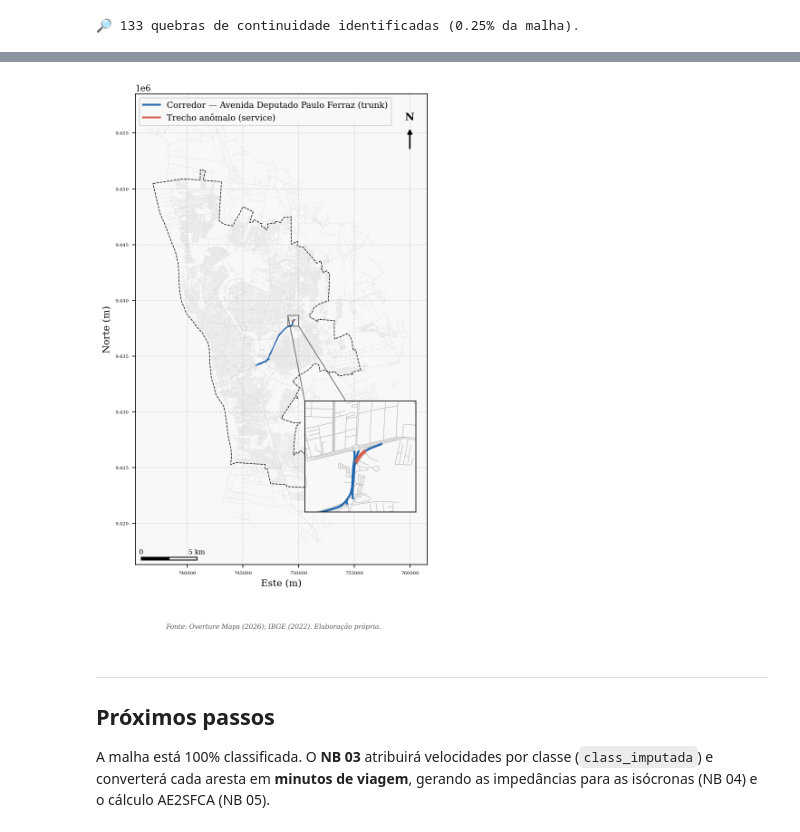
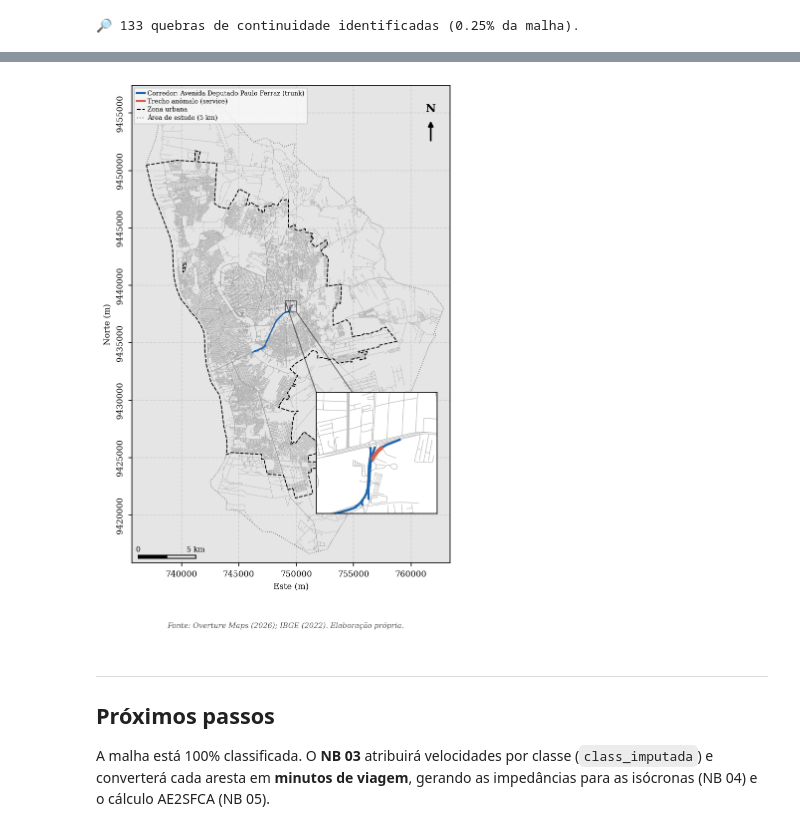
Before and after one commit to felipedantas-pi/ae2sfca-ubs, a Jupyter notebook: notebooks/02.2_Imputacao_GNN_City2Graph.ipynb, the cells around one changed output, grey strips where cells are left out. Cells and saved outputs as stored; diff of their text form; code cells hidden in the pictures.

```diff
--- a/notebooks/02.2_Imputacao_GNN_City2Graph.ipynb
+++ b/notebooks/02.2_Imputacao_GNN_City2Graph.ipynb
@@ -592,42 +606,50 @@ plt.show()
 # %%
-# ── Fig. 07 — Exemplo de quebra de continuidade (visão geral + zoom) ────────
+# ── Fig. 07 — Exemplo de quebra de continuidade (visão geral + zoom) ─────────
 zona_urbana = gpd.read_parquet(EXT_IBGE / "teresina_zonaUrbana_utm.parquet").to_crs(CRS_METRICO)
+area_estudo = gpd.read_parquet(EXT_IBGE / "teresina_zonaUrbana_buffer5kClip_utm.parquet").to_crs(CRS_METRICO)
 
 # Exemplo mais legível: o trecho anômalo MAIS LONGO em corredor de classe alta
 exemplos = auditoria[auditoria["classe_corrigida"].isin(["primary", "trunk", "secondary"])]
 idx_ex = exemplos.sort_values("comprimento_m", ascending=False).index[0]
 via_ex = auditoria.loc[idx_ex, "via"]
 corredor = gdf[gdf["nomes_vias"] == via_ex]
 
 seg = gdf.loc[idx_ex]
 cx, cy = seg.geometry.centroid.x, seg.geometry.centroid.y
 R = max(300, seg["length_m"] * 3.5)   # janela de zoom proporcional ao trecho
 
-fig, ax = plt.subplots(figsize=(9, 9))
-gdf.plot(ax=ax, color="#DDDDDD", linewidth=0.25, zorder=1)
-corredor.plot(ax=ax, color="#2166AC", linewidth=1.3, zorder=2)
-gdf.loc[[idx_ex]].plot(ax=ax, color="#D6604D", linewidth=2.5, zorder=3)
-zona_urbana.boundary.plot(ax=ax, color="black", linestyle="--", linewidth=0.7, zorder=1)
+fig, ax = plt.subplots(figsize=(5.8, 8.3)); ax.set_facecolor("#E5E5E5")
+area_estudo.boundary.plot(ax=ax, color="#777777", ls=":", lw=0.8, zorder=1)   # área de estudo
+gdf.plot(ax=ax, color="#9E9E9E", linewidth=0.25, zorder=2)                     # rede (base)
+corredor.plot(ax=ax, color="#2166AC", linewidth=1.3, zorder=3)                 # corredor
+gdf.loc[[idx_ex]].plot(ax=ax, color="#D6604D", linewidth=2.5, zorder=4)        # trecho anômalo
+zona_urbana.boundary.plot(ax=ax, color="black", ls="--", lw=0.9, zorder=5)     # zona urbana
+ajustar_zoom_camada(ax, area_estudo, margem=0.02)
 
 # Inset ampliado sobre o trecho anômalo
-axins = ax.inset_axes([0.58, 0.04, 0.38, 0.38])
+axins = ax.inset_axes([0.58, 0.04, 0.38, 0.38]); axins.set_facecolor("white")
 gdf.cx[cx-R:cx+R, cy-R:cy+R].plot(ax=axins, color="#BBBBBB", linewidth=0.6)
 corredor.cx[cx-R:cx+R, cy-R:cy+R].plot(ax=axins, color="#2166AC", linewidth=2.2)
 gdf.loc[[idx_ex]].plot(ax=axins, color="#D6604D", linewidth=3.5)
 axins.set_xlim(cx-R, cx+R); axins.set_ylim(cy-R, cy+R)
 axins.set_xticks([]); axins.set_yticks([])
 ax.indicate_inset_zoom(axins, edgecolor="black")
 
 ax.legend(handles=[
-    Line2D([], [], color="#2166AC", lw=2, label=f"Corredor — {via_ex} ({auditoria.loc[idx_ex,'classe_corrigida']})"),
+    Line2D([], [], color="#2166AC", lw=2, label=f"Corredor: {via_ex} ({auditoria.loc[idx_ex,'classe_corrigida']})"),
     Line2D([], [], color="#D6604D", lw=2, label=f"Trecho anômalo ({auditoria.loc[idx_ex,'classe_original']})"),
-], loc="upper left")
+    Line2D([], [], color="black", ls="--", lw=1, label="Zona urbana"),
+    Line2D([], [], color="#777777", ls=":", lw=1, label="Área de estudo (5 km)"),
+], loc="upper left", fontsize=6, title_fontsize=7, labelspacing=0.25,
+   handlelength=1.3, handletextpad=0.4, borderpad=0.4, borderaxespad=0.4, framealpha=0.85)
+
 moldura_mapa(ax, "", "Overture Maps (2026); IBGE (2022). Elaboração própria.")
+formatar_eixos_mapa(ax, fontsize=8)
 barra_escala(ax); seta_norte(ax)
-plt.savefig(FIGURAS_NB / "nb022_fig07_exemplo_continuidade.png", bbox_inches="tight")
+fig.savefig(FIGURAS_NB / "nb022_fig07_exemplo_continuidade.png", dpi=300, bbox_inches="tight")
 plt.show()
 # %% [output]
-[figure, old version]
+[figure, new version]
 # %% [markdown]
 ---
 ## Próximos passos
```
Also changed, not shown: parts of 15 cells of this notebook, 10 other files.
